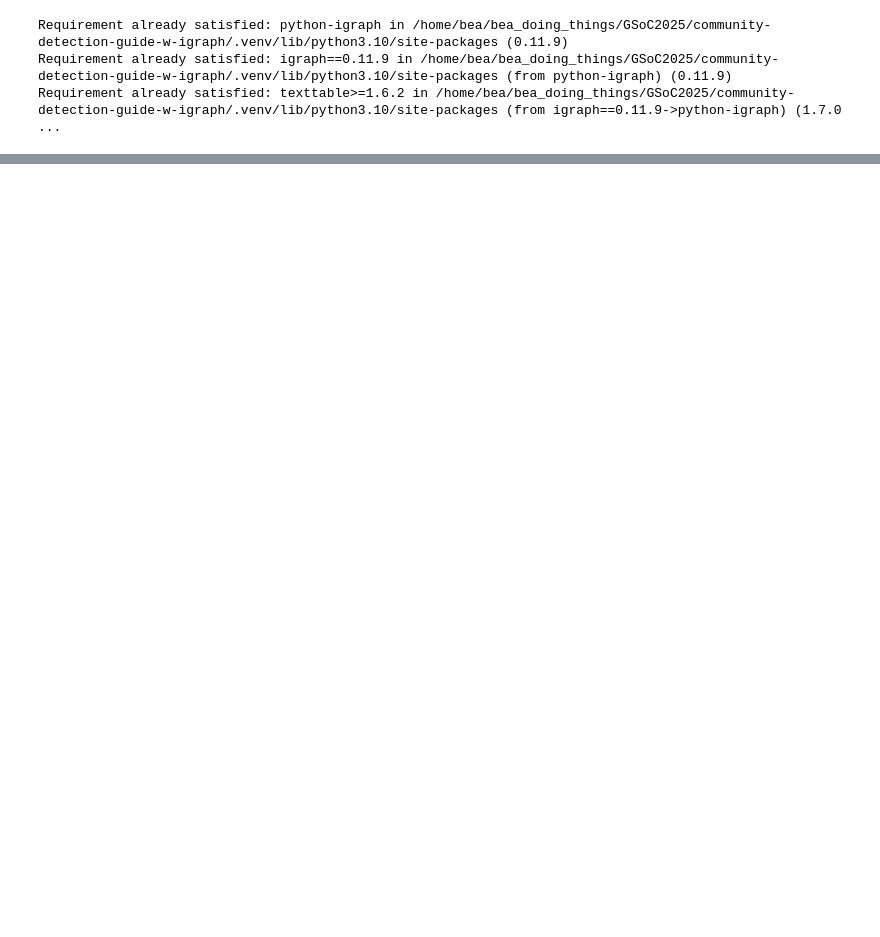
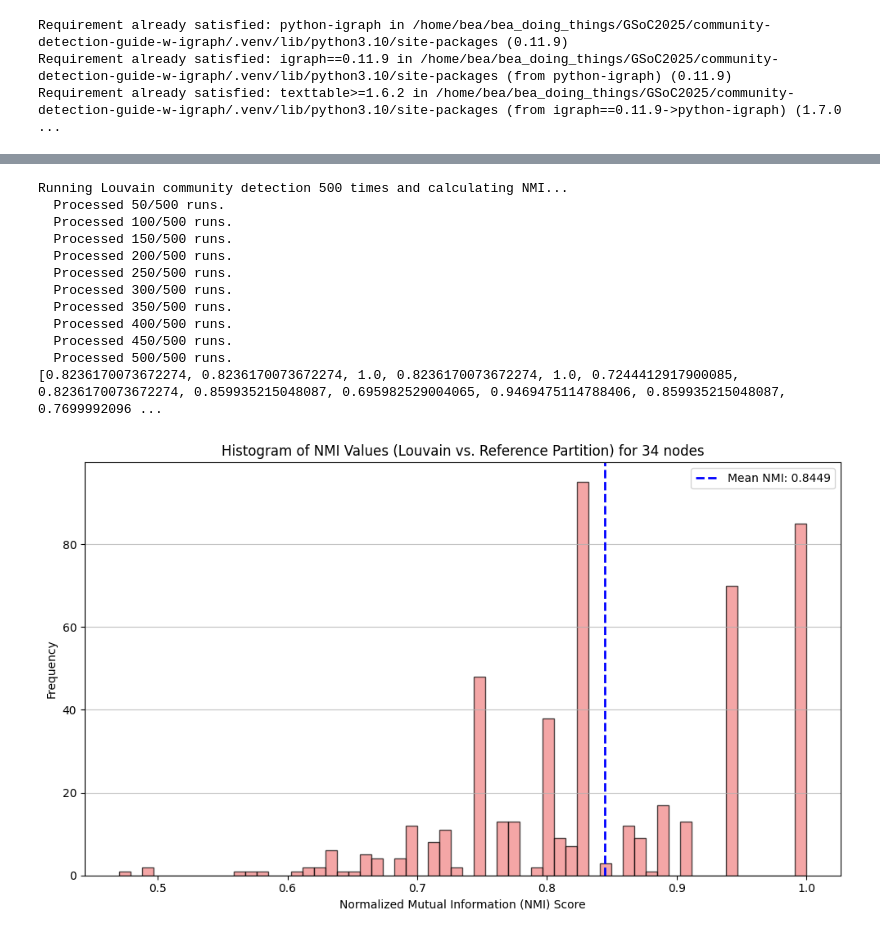
Before and after one commit to BeaMarton13/community-detection-guide-w-igraph, a Jupyter notebook: notebooks/test_community_structure.ipynb, the cells around one changed output, grey strips where cells are left out. Drawn from its saved outputs; the diff is of its cells as text; code cells hidden in the pictures; blank space fills up the shorter version.

```diff
--- a/notebooks/test_community_structure.ipynb
+++ b/notebooks/test_community_structure.ipynb
@@ -30,0 +60,18 @@ test_community_structure(er_graph, graph_name="Erdos Renyi Network")
+# %%
+nmi_values = run_srochastic_community_detection(er_graph, reference_partition_er, 500)
+
+plot_nmi_histogram(er_graph, nmi_values)
+# %% [output]
+Running Louvain community detection 500 times and calculating NMI...
+  Processed 50/500 runs.
+  Processed 100/500 runs.
+  Processed 150/500 runs.
+  Processed 200/500 runs.
+  Processed 250/500 runs.
+  Processed 300/500 runs.
+  Processed 350/500 runs.
+  Processed 400/500 runs.
+  Processed 450/500 runs.
+  Processed 500/500 runs.
+[0.8236170073672274, 0.8236170073672274, 1.0, 0.8236170073672274, 1.0, 0.7244412917900085, 0.8236170073672274, 0.859935215048087, 0.695982529004065, 0.9469475114788406, 0.859935215048087, 0.7699992096 ...
+[figure, added]
```
Also changed, not shown: parts of 6 cells of this notebook, 1 other file.
